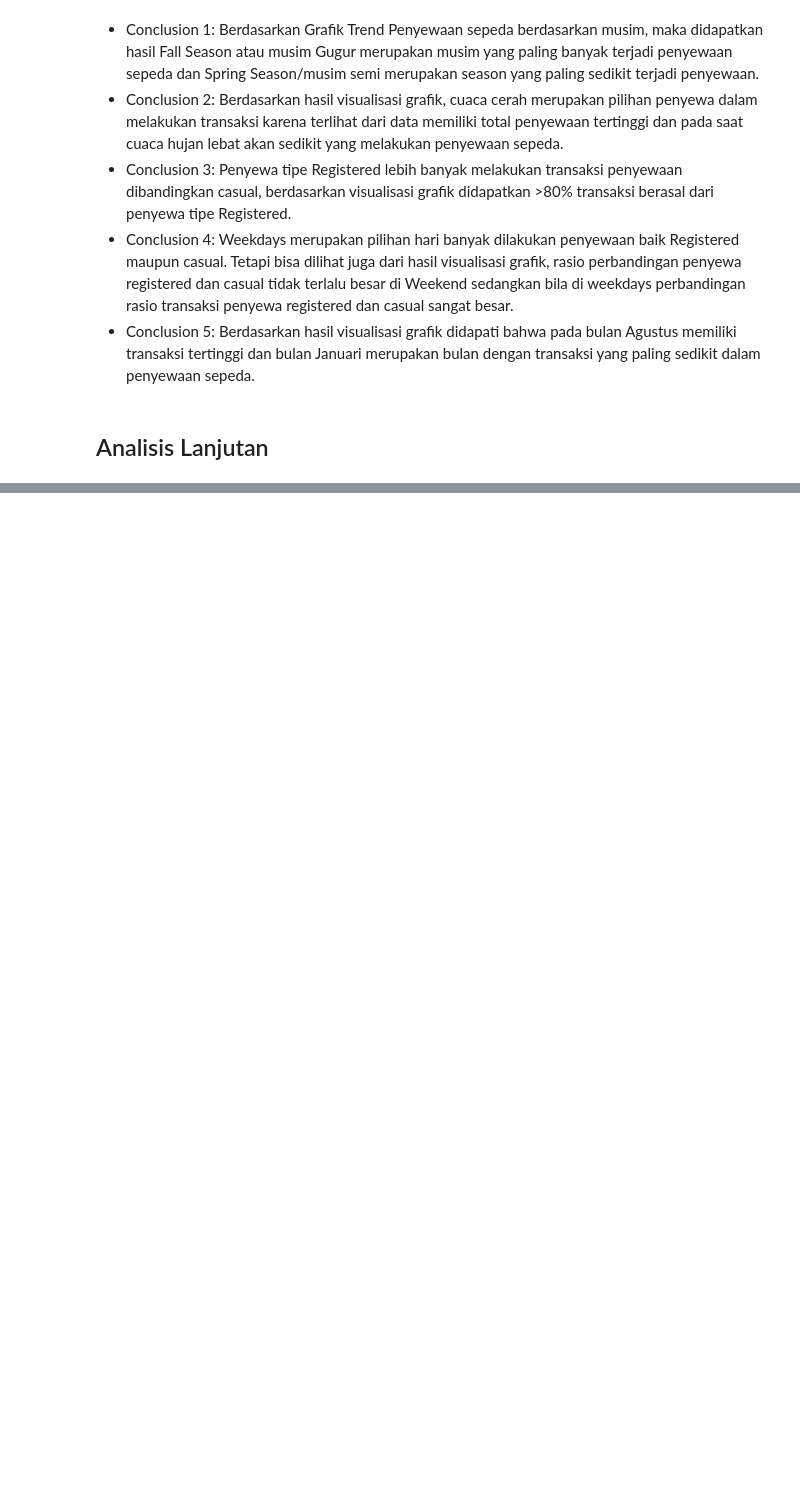
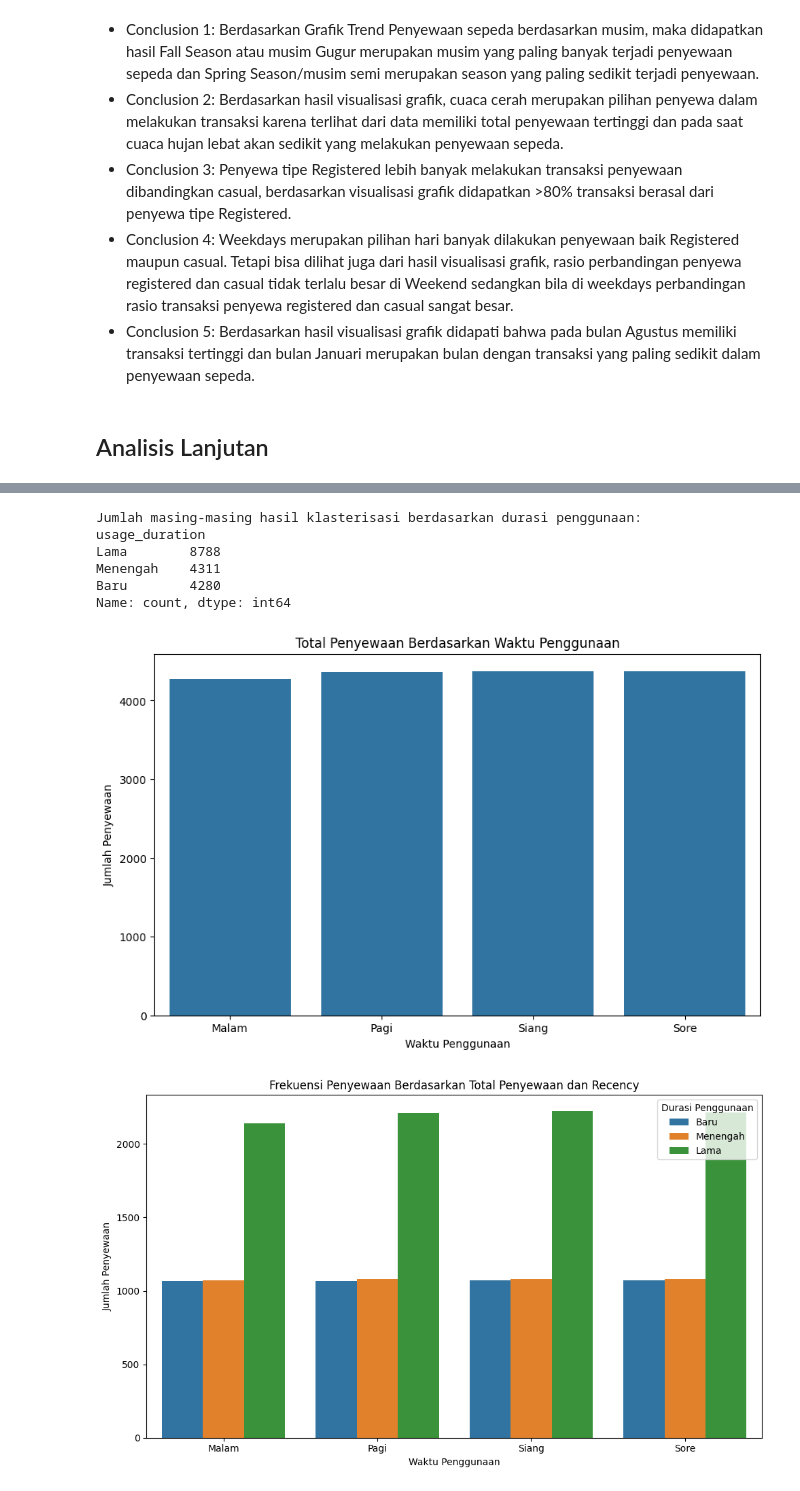
Before and after one commit to DesyIba/dicoding_DA_main_bike, a Jupyter notebook: Proyek_Analisis_Data.ipynb, the cells around one changed output, grey strips where cells are left out. Drawn from its saved outputs; the diff is of its cells as text; code cells hidden in the pictures; blank space fills up the shorter version.

```diff
--- a/Proyek_Analisis_Data.ipynb
+++ b/Proyek_Analisis_Data.ipynb
@@ -755,0 +698,7 @@ Berdasarkan analisis RFM berdasarkan season (Musim)
+# %%
+# Define rental frequency bins
+bins = [0, 50, 100, hour_df['count'].max()]
+labels = ['Rendah', 'Sedang', 'Tinggi']
+
+# Create a new column for rental frequency
+hour_df['rental_frequency'] = pd.cut(hour_df['count'], bins=bins, labels=labels, right=False)
@@ -755,0 +707,7 @@ Berdasarkan analisis RFM berdasarkan season (Musim)
+# %%
+# Define recency bins and remove duplicates
+bins = [0, 180, 360, hour_df['recency'].max()+1]
+recency_labels = ['Baru', 'Menengah', 'Lama']
+
+# Create a new column for recency
+hour_df['usage_duration'] = pd.cut(hour_df['recency'], bins=bins, labels=recency_labels, right=False) # Use 'bins' instead of 'recency_bins'
@@ -755,0 +732,41 @@ Berdasarkan analisis RFM berdasarkan season (Musim)
+# %%
+# Display the count of each cluster for usage duration
+usage_duration_counts = hour_df['usage_duration'].value_counts()
+print("\nJumlah masing-masing hasil klasterisasi berdasarkan durasi penggunaan:")
+print(usage_duration_counts)
+# %% [output]
+Jumlah masing-masing hasil klasterisasi berdasarkan durasi penggunaan:
+usage_duration
+Lama        8788
+Menengah    4311
+Baru        4280
+Name: count, dtype: int64
+# %%
+# Plot total rentals by time of day
+plt.figure(figsize=(10, 6))
+sns.countplot(data=hour_df, x='time_of_day')
+plt.title('Total Penyewaan Berdasarkan Waktu Penggunaan')
+plt.xlabel('Waktu Penggunaan')
+plt.ylabel('Jumlah Penyewaan')
+plt.show()
+
+# Plot recency by time of day
+plt.figure(figsize=(10, 6))
+sns.countplot(data=hour_df, x='time_of_day', hue='usage_duration')
+plt.title('Frekuensi Penyewaan Berdasarkan Total Penyewaan dan Recency')
+plt.xlabel('Waktu Penggunaan')
+plt.ylabel('Jumlah Penyewaan')
+plt.legend(title='Durasi Penggunaan')
+plt.show()
+
+# Plot rental frequency by time of day
+plt.figure(figsize=(10, 6))
+sns.countplot(data=hour_df, x='time_of_day', hue='rental_frequency')
+plt.title('Frekuensi Penyewaan Berdasarkan Waktu Penggunaan')
+plt.xlabel('Waktu Penggunaan')
+plt.ylabel('Jumlah Penyewaan')
+plt.legend(title='Frekuensi Penyewaan')
+plt.show()
+# %% [output]
+[figure, added]
+[figure, added]
```
Also changed, not shown: parts of 13 cells of this notebook.
